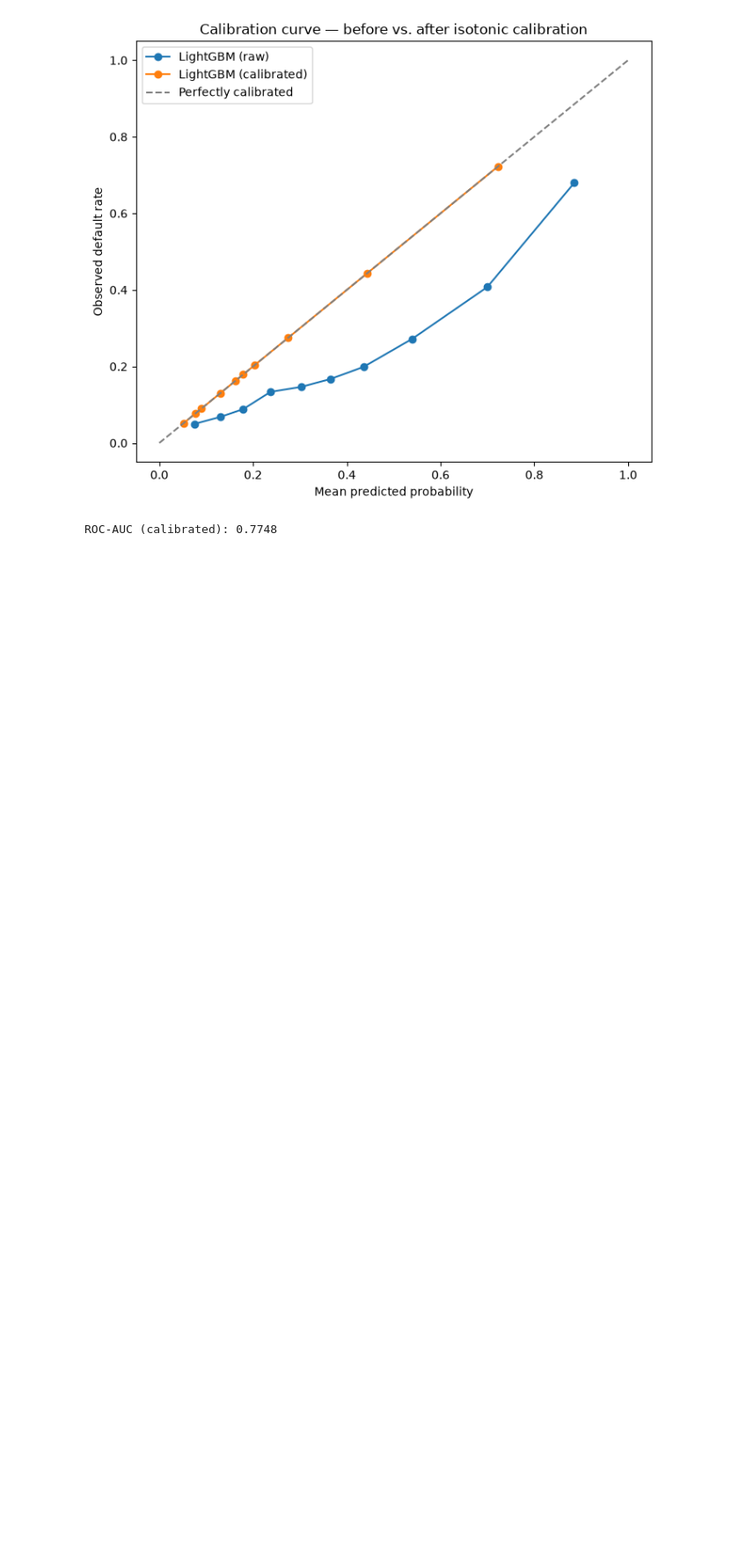
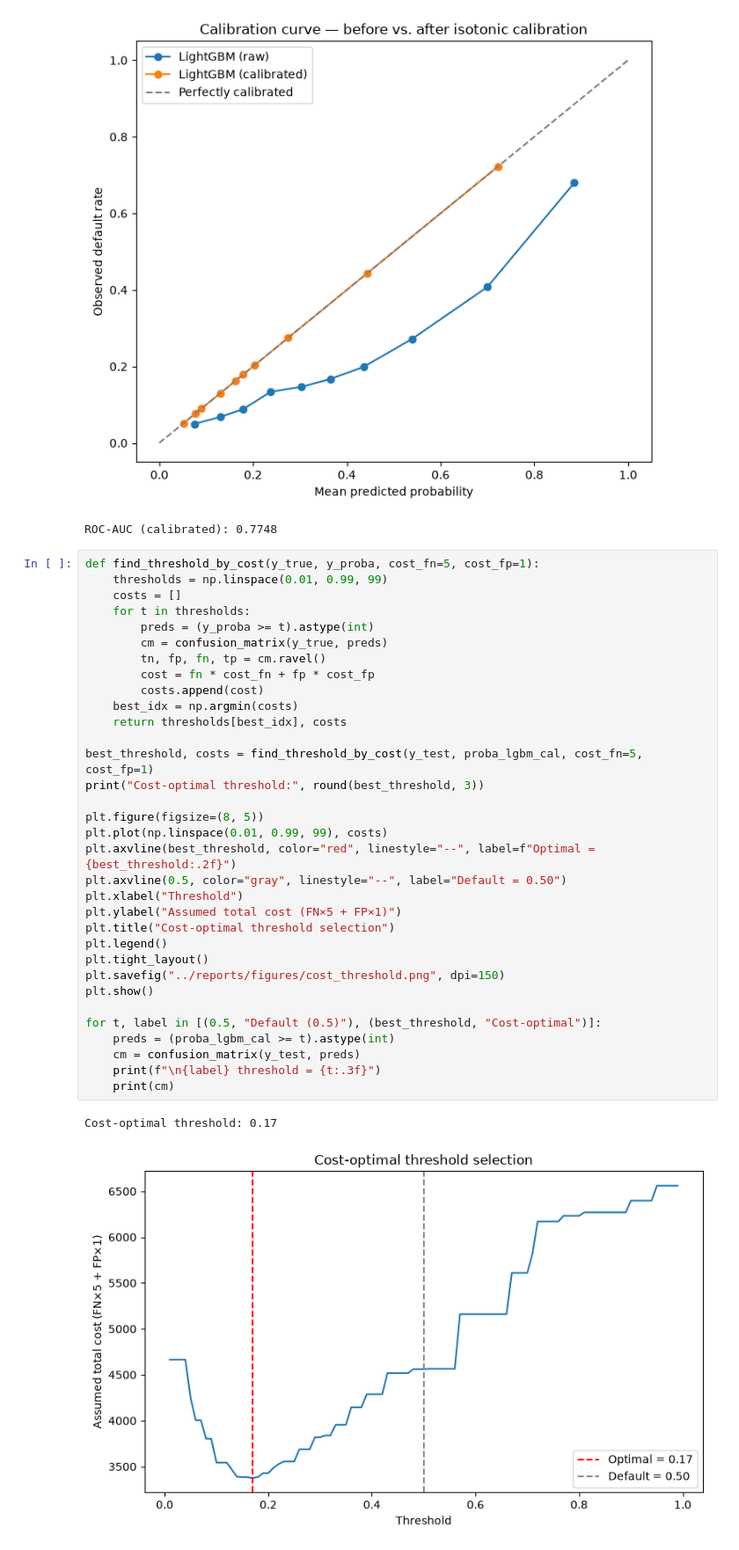
Before and after one commit to Edgezone-commits/credit-risk-pd-ecl, a Jupyter notebook: notebooks/05_evaluation.ipynb, the cells around one changed output. Shown at 88% size. Saved outputs shown, nothing was run; the diff lists cells and outputs as text; blank space fills up the shorter version.

```diff
--- a/notebooks/05_evaluation.ipynb
+++ b/notebooks/05_evaluation.ipynb
@@ -106,3 +106,39 @@ print("ROC-AUC (calibrated):", round(roc_auc_score(y_test, proba_lgbm_cal), 4))
 # %% [output]
 [figure]
 ROC-AUC (calibrated): 0.7748
+# %%
+def find_threshold_by_cost(y_true, y_proba, cost_fn=5, cost_fp=1):
+    thresholds = np.linspace(0.01, 0.99, 99)
+    costs = []
+    for t in thresholds:
+        preds = (y_proba >= t).astype(int)
+        cm = confusion_matrix(y_true, preds)
+        tn, fp, fn, tp = cm.ravel()
+        cost = fn * cost_fn + fp * cost_fp
+        costs.append(cost)
+    best_idx = np.argmin(costs)
+    return thresholds[best_idx], costs
+
+best_threshold, costs = find_threshold_by_cost(y_test, proba_lgbm_cal, cost_fn=5, cost_fp=1)
+print("Cost-optimal threshold:", round(best_threshold, 3))
+
+plt.figure(figsize=(8, 5))
+plt.plot(np.linspace(0.01, 0.99, 99), costs)
+plt.axvline(best_threshold, color="red", linestyle="--", label=f"Optimal = {best_threshold:.2f}")
+plt.axvline(0.5, color="gray", linestyle="--", label="Default = 0.50")
+plt.xlabel("Threshold")
+plt.ylabel("Assumed total cost (FN×5 + FP×1)")
+plt.title("Cost-optimal threshold selection")
+plt.legend()
+plt.tight_layout()
+plt.savefig("../reports/figures/cost_threshold.png", dpi=150)
+plt.show()
+
+for t, label in [(0.5, "Default (0.5)"), (best_threshold, "Cost-optimal")]:
+    preds = (proba_lgbm_cal >= t).astype(int)
+    cm = confusion_matrix(y_test, preds)
+    print(f"\n{label} threshold = {t:.3f}")
+    print(cm)
+# %% [output]
+Cost-optimal threshold: 0.17
+[figure, added]
```
Also changed, not shown: parts of 3 cells of this notebook, 1 other file.
